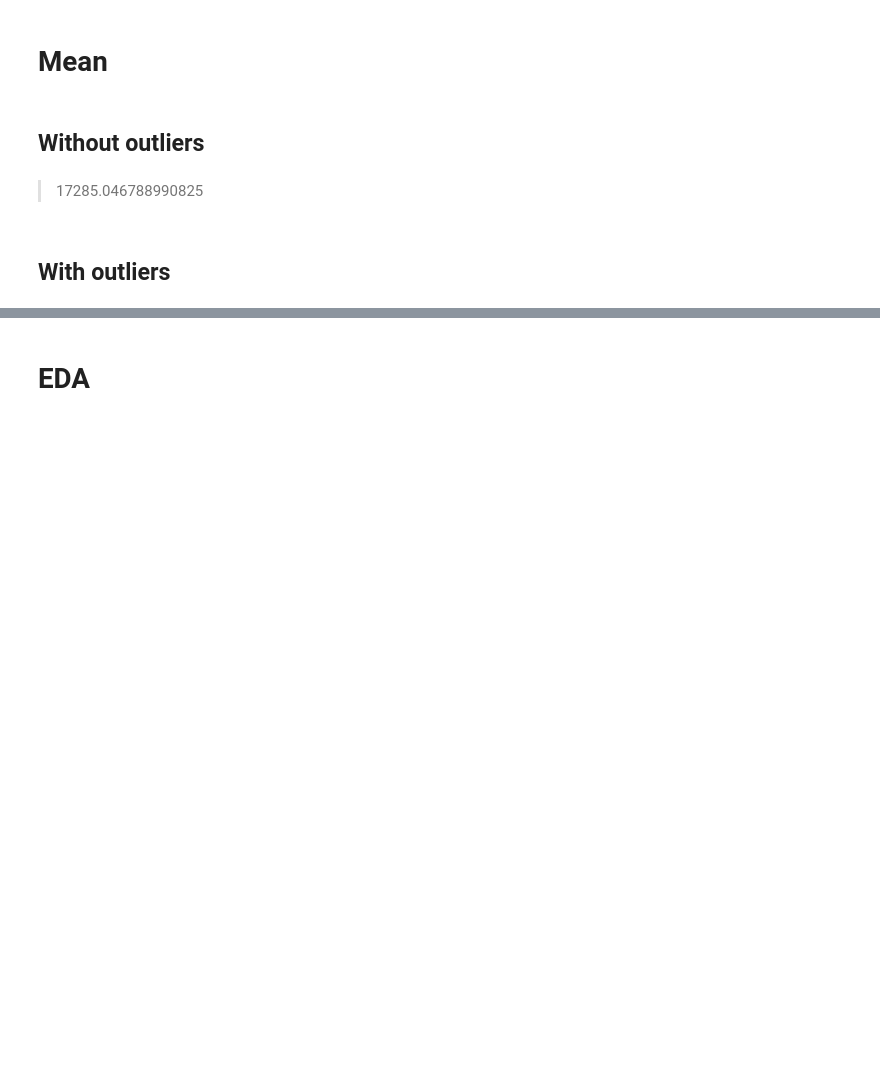
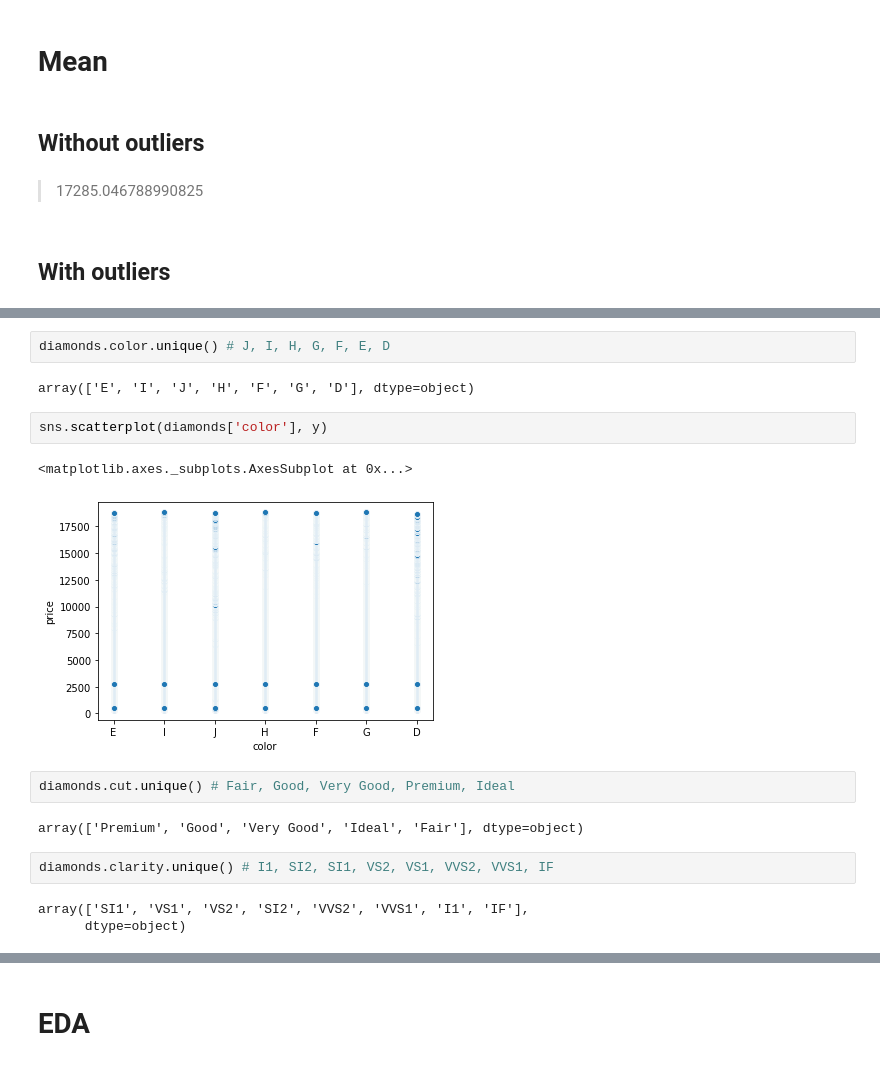
Before and after one commit to evefalcao/hw_linear-regression, a Jupyter notebook: p5-diamonds_pricing.ipynb, the cells around one changed output, grey strips where cells are left out. Drawn from its saved outputs; the diff is of its cells as text; blank space fills up the shorter version.

```diff
--- a/p5-diamonds_pricing.ipynb
+++ b/p5-diamonds_pricing.ipynb
@@ -23,0 +48,18 @@ diamonds.price.mean()
+# %%
+diamonds.color.unique() # J, I, H, G, F, E, D
+# %% [output]
+array(['E', 'I', 'J', 'H', 'F', 'G', 'D'], dtype=object)
+# %%
+sns.scatterplot(diamonds['color'], y)
+# %% [output]
+<matplotlib.axes._subplots.AxesSubplot at 0x...>
+[figure, added]
+# %%
+diamonds.cut.unique() # Fair, Good, Very Good, Premium, Ideal
+# %% [output]
+array(['Premium', 'Good', 'Very Good', 'Ideal', 'Fair'], dtype=object)
+# %%
+diamonds.clarity.unique() # I1, SI2, SI1, VS2, VS1, VVS2, VVS1, IF
+# %% [output]
+array(['SI1', 'VS1', 'VS2', 'SI2', 'VVS2', 'VVS1', 'I1', 'IF'],
+      dtype=object)
```
Also changed, not shown: parts of 41 cells of this notebook.
